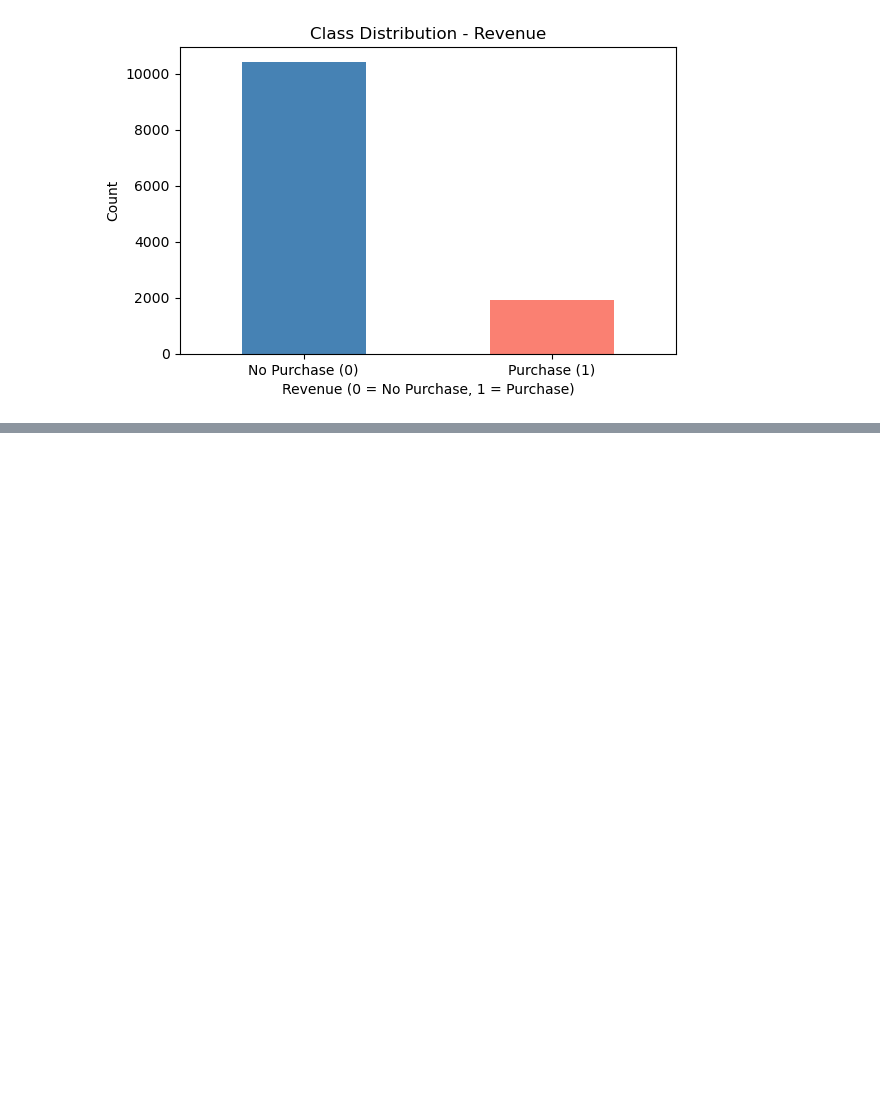
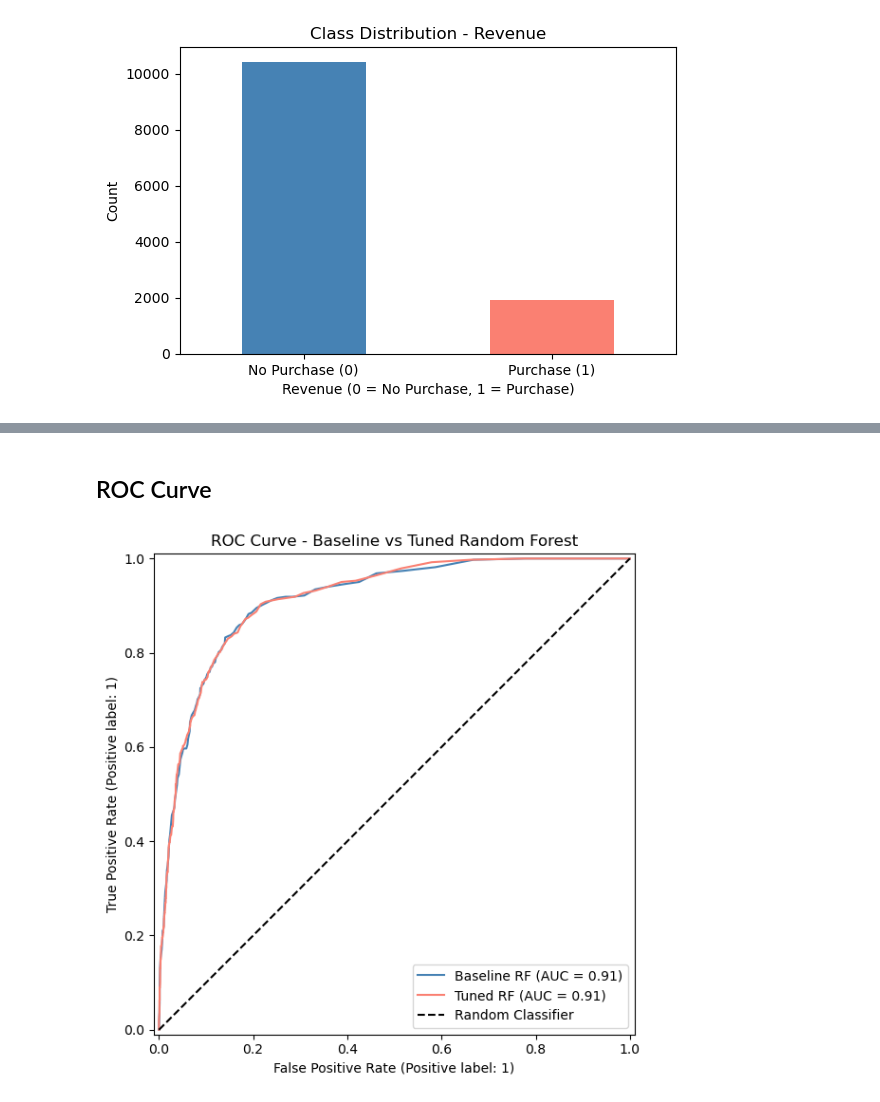
Before and after one commit to parkco34/ai_501_project, a Jupyter notebook: notebooks/random_forest.ipynb, the cells around one changed output, grey strips where cells are left out. Saved outputs shown, nothing was run; the diff lists cells and outputs as text; code cells hidden in the pictures; blank space fills up the shorter version.

```diff
--- a/notebooks/random_forest.ipynb
+++ b/notebooks/random_forest.ipynb
@@ -159,0 +366,20 @@ plt.show()
+# %% [markdown]
+## ROC Curve
+# %%
+# ROC Curve comparison - Baseline vs Tuned
+fig, ax = plt.subplots(figsize=(8, 6))
+
+RocCurveDisplay.from_predictions(
+    y_test, y_prob_baseline, name='Baseline RF', ax=ax, color='steelblue'
+)
+RocCurveDisplay.from_predictions(
+    y_test, y_prob_tuned, name='Tuned RF', ax=ax, color='salmon'
+)
+
+ax.set_title('ROC Curve - Baseline vs Tuned Random Forest')
+ax.plot([0, 1], [0, 1], 'k--', label='Random Classifier')
+ax.legend()
+plt.tight_layout()
+plt.show()
+# %% [output]
+[figure, added]
```
Also changed, not shown: parts of 18 cells of this notebook.
